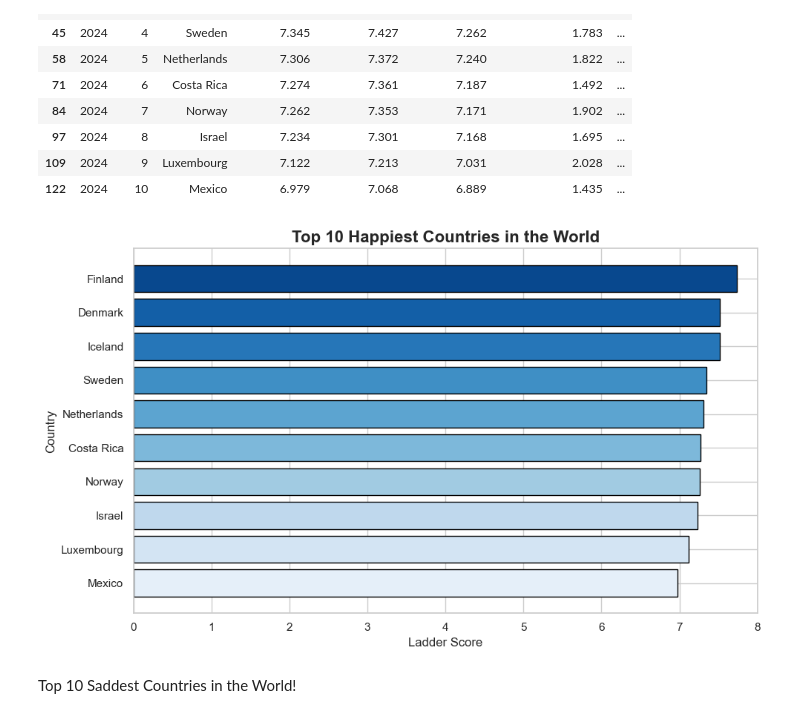
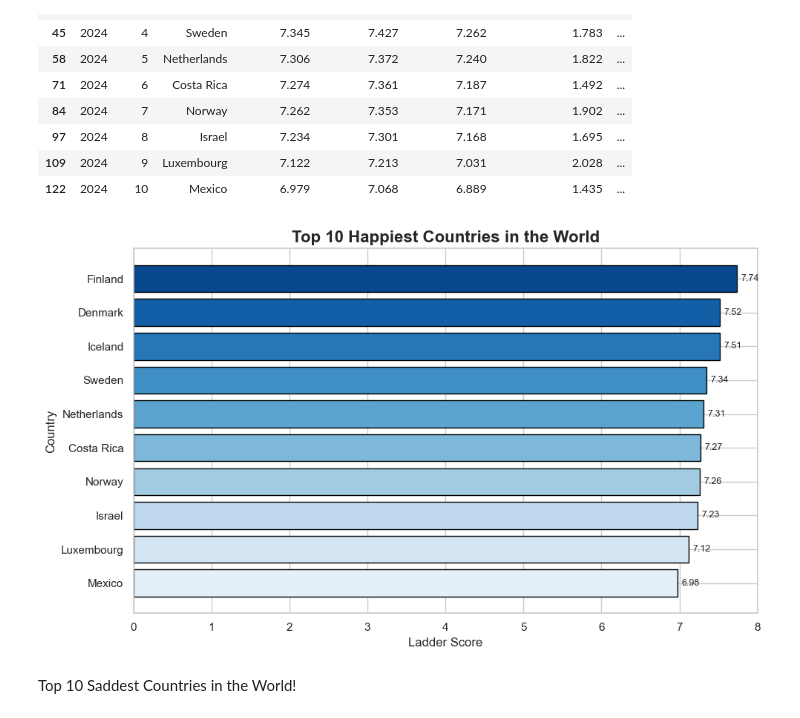
Before and after one commit to matcze/world_happiness, a Jupyter notebook: world_happiness.ipynb, the cells around one changed output. Drawn from its saved outputs; the diff is of its cells as text; code cells hidden in the pictures.

```diff
--- a/world_happiness.ipynb
+++ b/world_happiness.ipynb
@@ -60,27 +60,27 @@ dataset_top
 # %%
 sns.set_theme(style="whitegrid")
 colors = sns.color_palette("Blues_r", len(dataset_top))
 plt.figure(figsize=(10, 6))
 
 bars = plt.barh(dataset_top["Country"], dataset_top["Ladder Score"], color=colors, edgecolor="black")
 
-# for bar in bars:
-#     width = bar.get_width()
-#     plt.text(width + 0.05, bar.get_y() + bar.get_height()/2,
-#              f"{width:.2f}", va='center', fontsize=9)
+for bar in bars:
+    width = bar.get_width()
+    plt.text(width + 0.05, bar.get_y() + bar.get_height()/2,
+             f"{width:.2f}", va='center', fontsize=9)
 
 plt.gca().invert_yaxis()
 plt.title("Top 10 Happiest Countries in the World", fontsize=16, weight='bold')
 
 plt.xlabel("Ladder Score", fontsize=12)
 plt.ylabel("Country", fontsize=12)
 plt.xlim(0, 8)
 
 
 plt.tight_layout()
 plt.show()
 # %% [output]
-[figure, old version]
+[figure, new version]
 # %% [markdown]
 Top 10 Saddest Countries in the World!
 # %%
```
Also changed, not shown: parts of 5 cells of this notebook.
